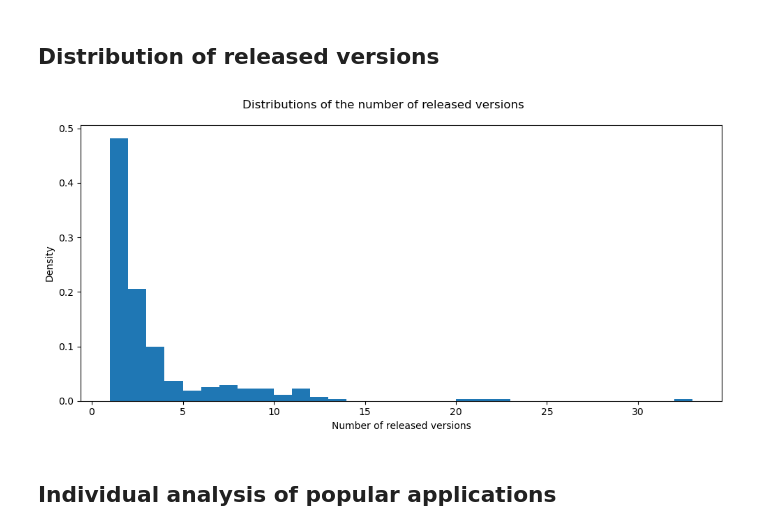
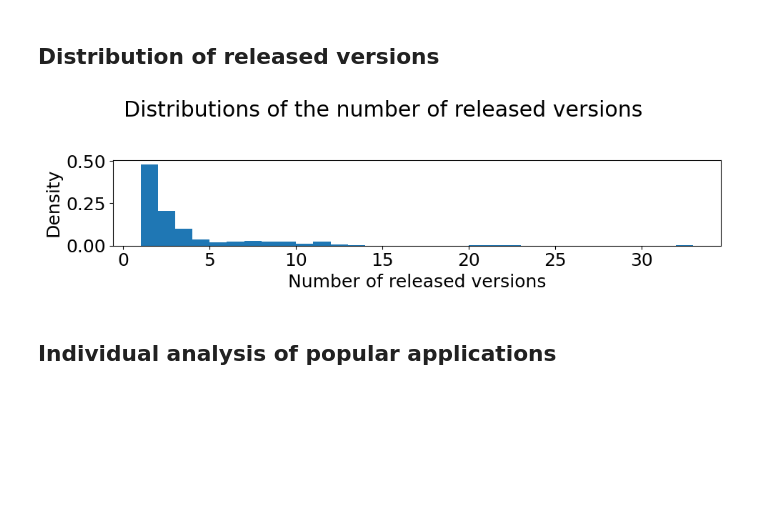
Before and after one commit to mgjfl/DATAR, a Jupyter notebook: results.ipynb, the cells around one changed output. Saved outputs shown, nothing was run; the diff lists cells and outputs as text; code cells hidden in the pictures; blank space fills up the shorter version.

```diff
--- a/results.ipynb
+++ b/results.ipynb
@@ -566,16 +571,19 @@ R^2 Score: 0.18733284609137535
 # %%
 n_versions_0 = np.array(list(map(lambda x : len(x.keys()), metrics_per_version.values())))
 n_versions = n_versions_0[n_versions_0 != 0]
 bins = np.linspace(1, n_versions.max(), n_versions.max())
+font = {'size'   : 18}
+plt.rc('font', **font)
 plt.hist(n_versions, bins = bins, density=True)
 plt.xlabel("Number of released versions")
 plt.ylabel("Density");
+plt.yticks([0.0, 0.25, 0.5])
 plt.suptitle("Distributions of the number of released versions")
-plt.gcf().set_size_inches(10, 5)
+plt.gcf().set_size_inches(10, 3)
 plt.gcf().tight_layout()
 plt.savefig(os.path.join("Figures", "rq2_version_distribution.pdf"))
 # %% [output]
-[figure, old version]
+[figure, new version]
 # %% [markdown]
 ## Individual analysis of popular applications
 # %%
```
Also changed, not shown: parts of 3 cells of this notebook, 5 other files.
